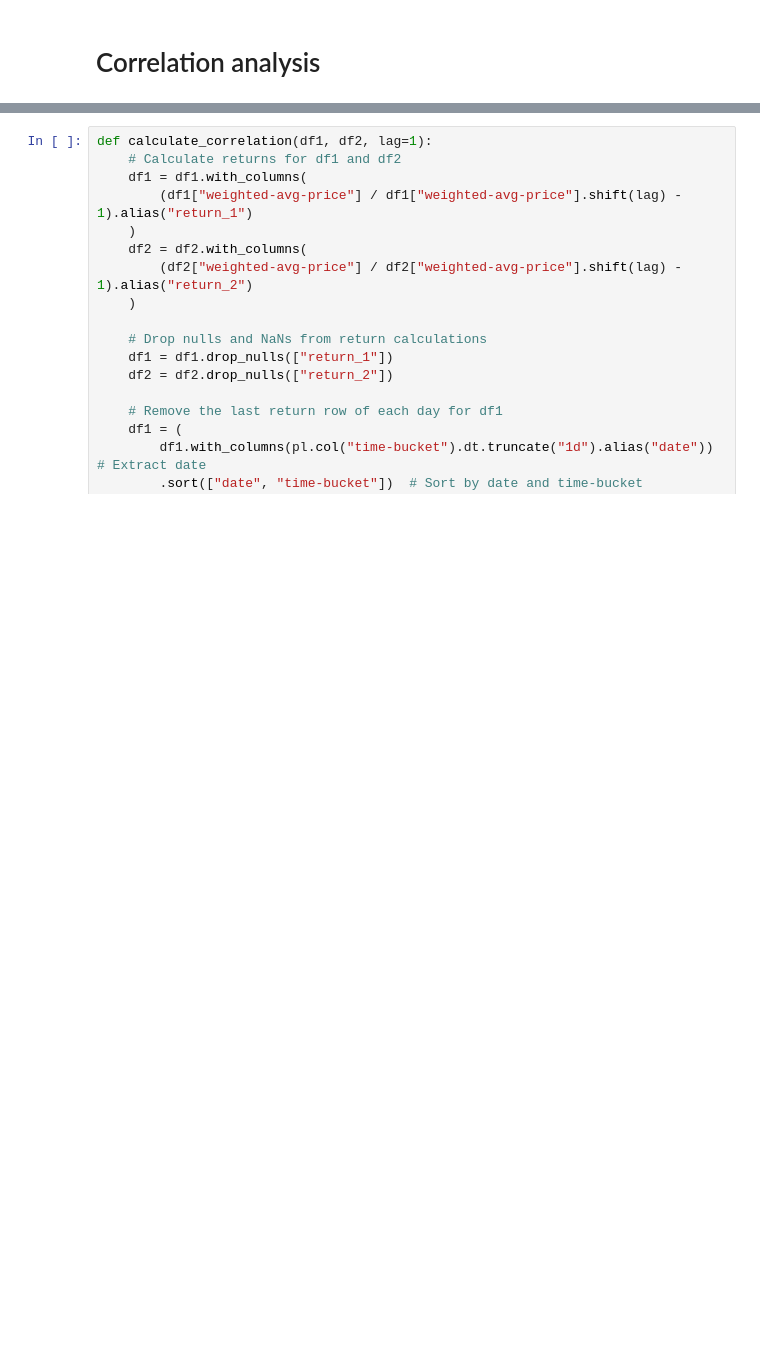
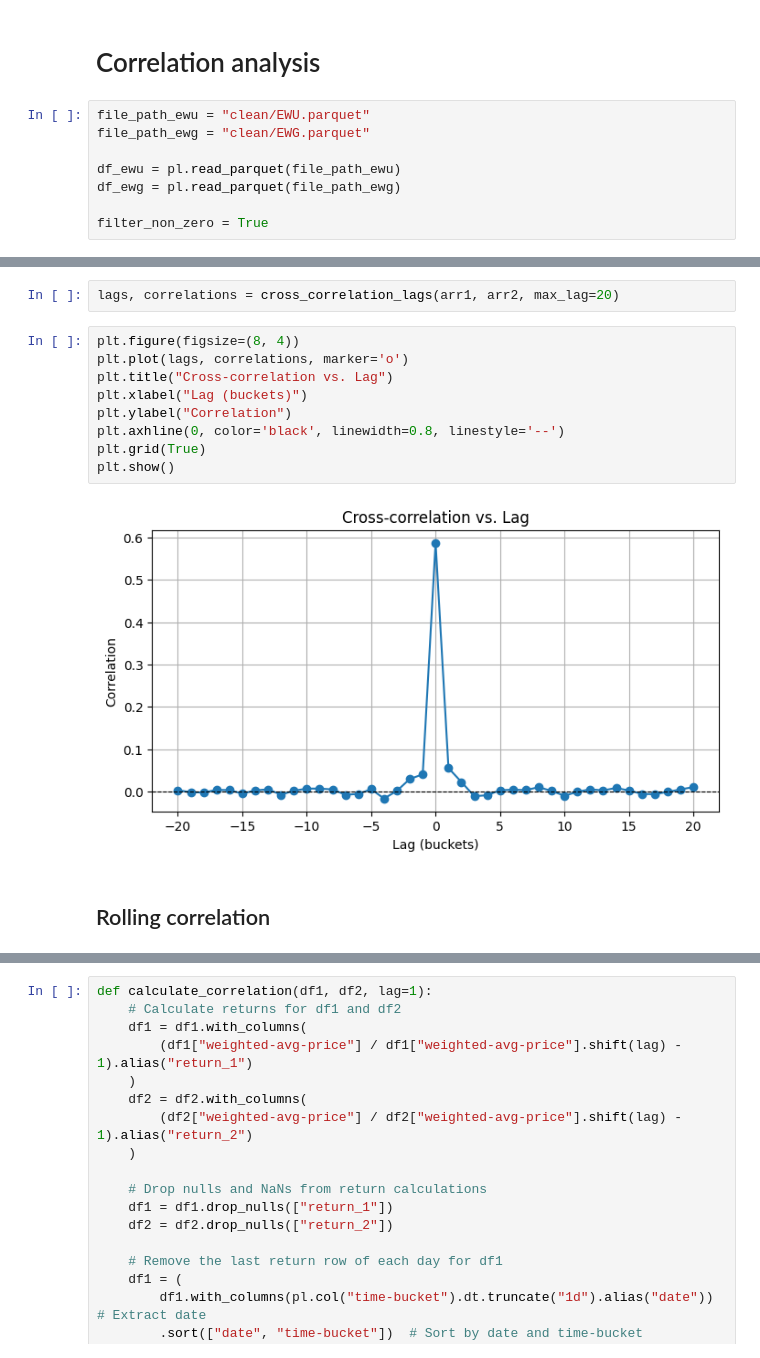
Before and after one commit to hosseinabadi/Big-Data-Correlation-Estimation, a Jupyter notebook: main.ipynb, the cells around one changed output, grey strips where cells are left out. Saved outputs shown, nothing was run; the diff lists cells and outputs as text; blank space fills up the shorter version.

```diff
--- a/main.ipynb
+++ b/main.ipynb
@@ -116,3 +118,11 @@ plt.show()
 [figure]
 # %% [markdown]
 # Correlation analysis
+# %%
+file_path_ewu = "clean/EWU.parquet"
+file_path_ewg = "clean/EWG.parquet"
+
+df_ewu = pl.read_parquet(file_path_ewu)
+df_ewg = pl.read_parquet(file_path_ewg)
+
+filter_non_zero = True
@@ -118,0 +225,15 @@ plt.show()
+# %%
+lags, correlations = cross_correlation_lags(arr1, arr2, max_lag=20)
+# %%
+plt.figure(figsize=(8, 4))
+plt.plot(lags, correlations, marker='o')
+plt.title("Cross-correlation vs. Lag")
+plt.xlabel("Lag (buckets)")
+plt.ylabel("Correlation")
+plt.axhline(0, color='black', linewidth=0.8, linestyle='--')
+plt.grid(True)
+plt.show()
+# %% [output]
+[figure, added]
+# %% [markdown]
+## Rolling correlation
```
Also changed, not shown: parts of 13 cells of this notebook.
